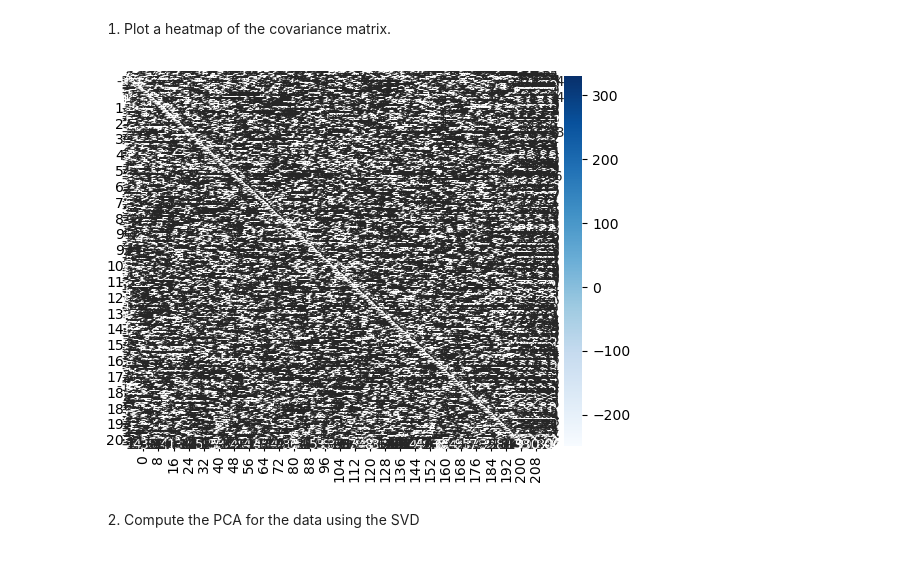
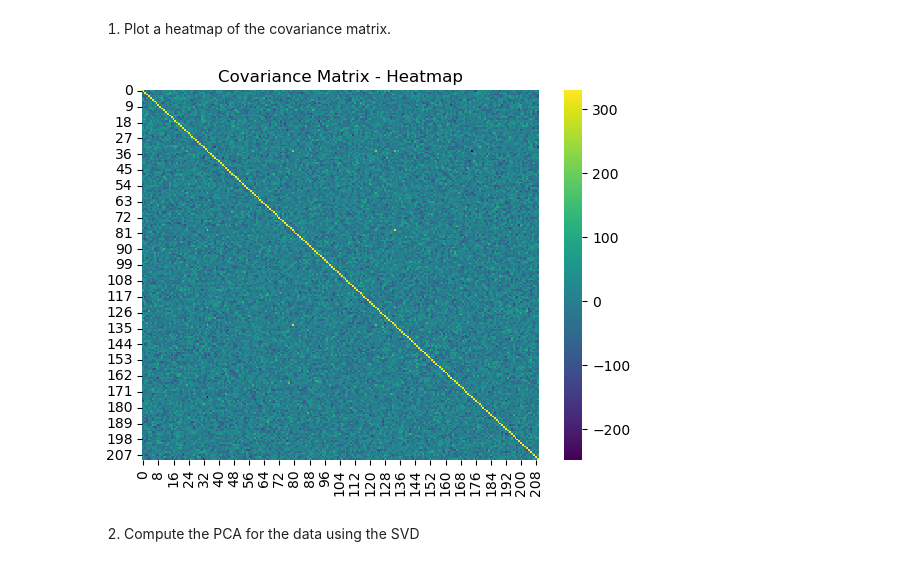
Before and after one commit to lmcastanedame/SD-TSIA204_TP2_Linear-Regression, a Jupyter notebook: TP2 - SD-TSIA204.ipynb, the cells around one changed output. Cells and saved outputs as stored; diff of their text form; code cells hidden in the pictures.

```diff
--- a/TP2 - SD-TSIA204.ipynb
+++ b/TP2 - SD-TSIA204.ipynb
@@ -448,13 +445,12 @@ U, s, V = np.linalg.svd(X_train.T.dot(X_train))
 # %% [markdown]
 1. Plot a heatmap of the covariance matrix.
 # %%
-# Plot a heatmap of the covariance matrix.
-
 import seaborn as sns
 
-sns.heatmap(X_train.T.dot(X_train), annot=True, fmt='.2f', cmap='Blues')
+sns.heatmap(X_train.T.dot(X_train), cmap='viridis')
+plt.title('Covariance Matrix - Heatmap')
 plt.show()
 # %% [output]
-[figure, old version]
+[figure, new version]
 # %% [markdown]
 2. Compute the PCA for the data using the SVD
```
Also changed, not shown: parts of 20 cells of this notebook.
